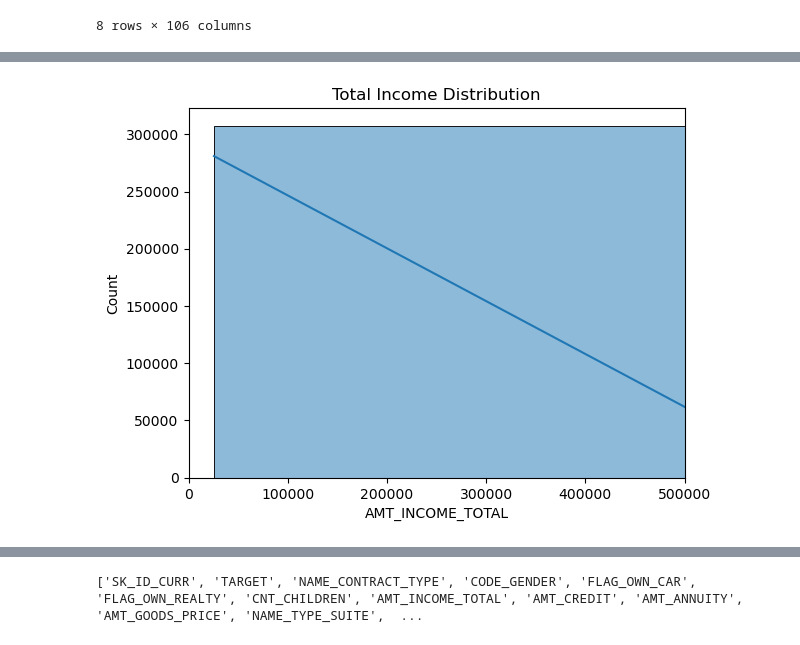
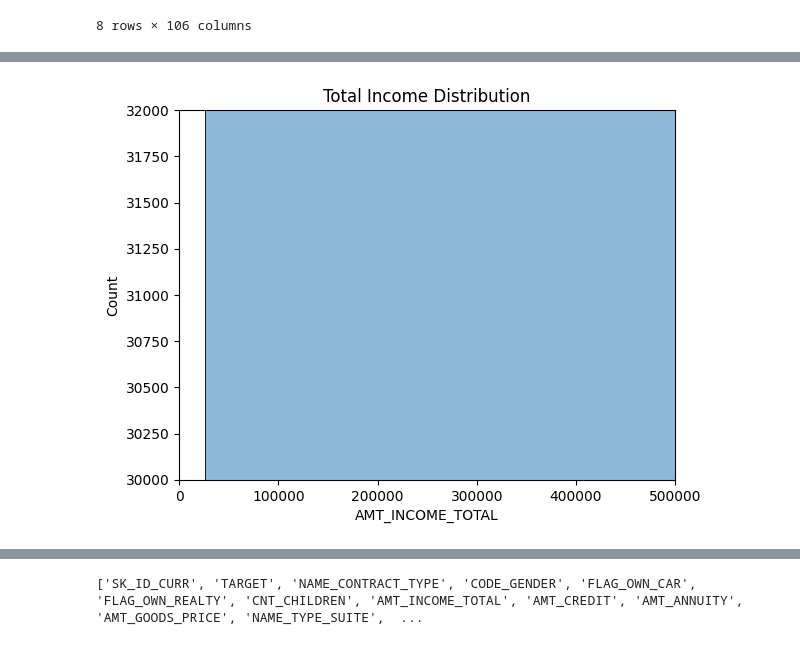
Before and after one commit to abdullah-mansoor3/loan-default-classification, a Jupyter notebook: notebooks/eda-preprocessing.ipynb, the cells around one changed output, grey strips where cells are left out. Cells and saved outputs as stored; diff of their text form; code cells hidden in the pictures.

```diff
--- a/notebooks/eda-preprocessing.ipynb
+++ b/notebooks/eda-preprocessing.ipynb
@@ -99,8 +78,3 @@ memory usage: 171.3+ MB
-# %%
-# Drop columns with too much missing data (e.g. >40%)
-df = df.drop(columns=missing_df[missing_df['Missing %'] > 40].index)
-
-#df.fillna(df.median(numeric_only=True), inplace=True)
 # %%
 # Distribution of TARGET
 sns.countplot(data=df, x='TARGET')
@@ -138,17 +113,18 @@ plt.show()
 # %%
 # Income distribution
 sns.histplot(df['AMT_INCOME_TOTAL'], bins=50, kde=True)
 plt.xlim(0, 500000)
+plt.ylim(30000, 32000)
 plt.title('Total Income Distribution')
 plt.show()
 
 # Credit amount vs Default
 sns.boxplot(data=df, x='TARGET', y='AMT_CREDIT')
 plt.yscale('log')
 plt.title('Credit Amount by Default')
 plt.show()
 # %% [output]
-[figure, old version]
+[figure, new version]
 [figure]
 # %%
 print(df.columns.tolist())
```
Also changed, not shown: parts of 35 cells of this notebook.
